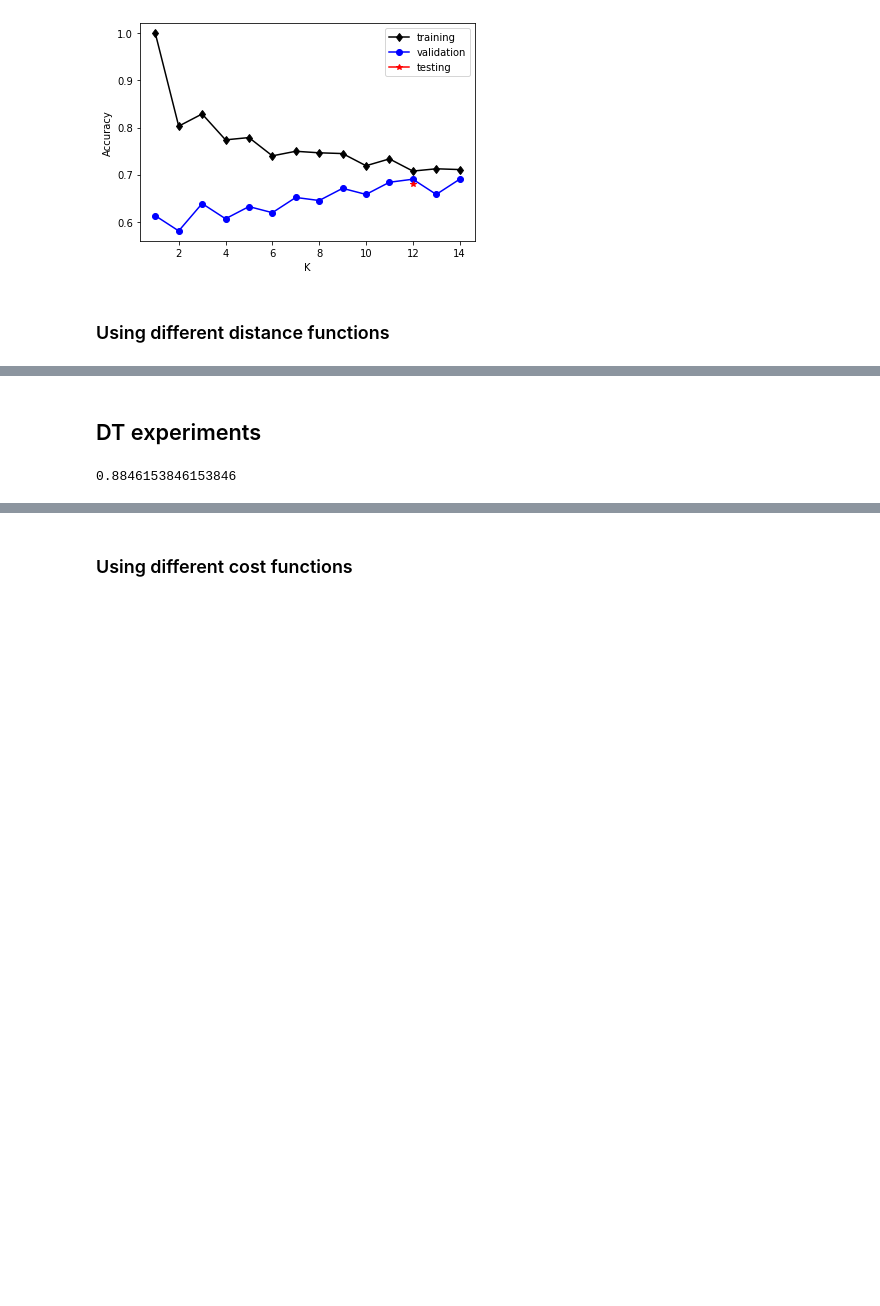
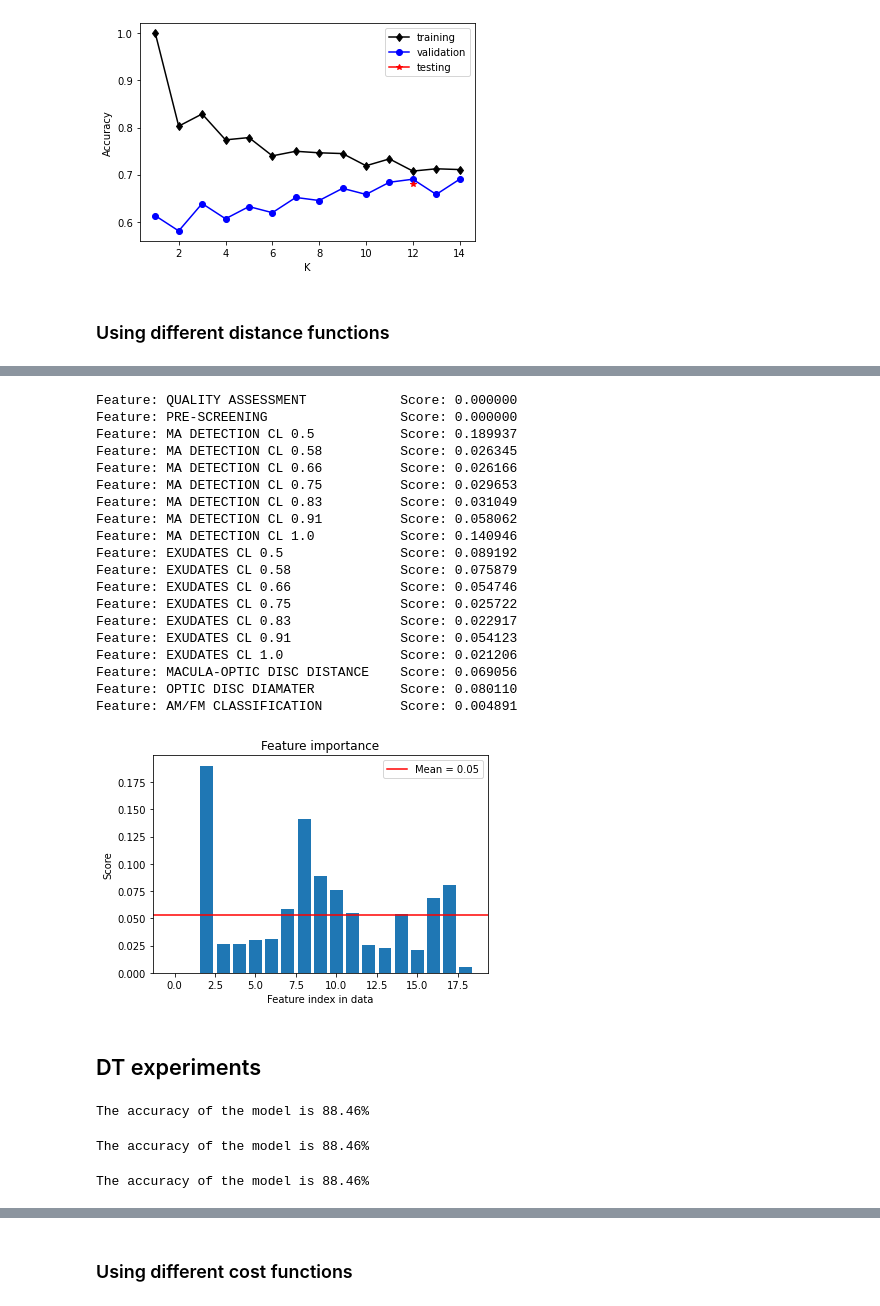
Before and after one commit to faithrts/ML-Intro, a Jupyter notebook: A1_Draft.ipynb, the cells around one changed output, grey strips where cells are left out. Saved outputs shown, nothing was run; the diff lists cells and outputs as text; code cells hidden in the pictures; blank space fills up the shorter version.

```diff
--- a/A1_Draft.ipynb
+++ b/A1_Draft.ipynb
@@ -1247,8 +1350,51 @@ Testing manhattan distance function:
+# %%
+# messidor
+
+knn_mess_feat_importance_arr = knn_feat_importance(x_train_mess, y_train_mess, mess_df)
+plot_feature_importance(knn_mess_feat_importance_arr)
+# %% [output]
+Feature: QUALITY ASSESSMENT            Score: 0.000000
+Feature: PRE-SCREENING                 Score: 0.000000
+Feature: MA DETECTION CL 0.5           Score: 0.189937
+Feature: MA DETECTION CL 0.58          Score: 0.026345
+Feature: MA DETECTION CL 0.66          Score: 0.026166
+Feature: MA DETECTION CL 0.75          Score: 0.029653
+Feature: MA DETECTION CL 0.83          Score: 0.031049
+Feature: MA DETECTION CL 0.91          Score: 0.058062
+Feature: MA DETECTION CL 1.0           Score: 0.140946
+Feature: EXUDATES CL 0.5               Score: 0.089192
+Feature: EXUDATES CL 0.58              Score: 0.075879
+Feature: EXUDATES CL 0.66              Score: 0.054746
+Feature: EXUDATES CL 0.75              Score: 0.025722
+Feature: EXUDATES CL 0.83              Score: 0.022917
+Feature: EXUDATES CL 0.91              Score: 0.054123
+Feature: EXUDATES CL 1.0               Score: 0.021206
+Feature: MACULA-OPTIC DISC DISTANCE    Score: 0.069056
+Feature: OPTIC DISC DIAMATER           Score: 0.080110
+Feature: AM/FM CLASSIFICATION          Score: 0.004891
+[figure, added]
 # %% [markdown]
 ## DT experiments
 # %%
-accuracy = run_DT(x_train_hep, x_test_hep, y_train_hep, y_test_hep)
+### running DT on all hep_df data
+acc = run_DT(x_train_hep, x_test_hep, y_train_hep, y_test_hep, hep_df)
+# %% [output]
+The accuracy of the model is 88.46%
-# %%
-print(accuracy)
-# %% [output]
-0.8846153846153846
+# %%
+''' Faith needs to fix this
+
+### running KNN on all normalized hep_df data
+acc = run_DT(x_train_hep_n, x_test_hep_n, y_train_hep_n, y_test_hep_n)
+
+'''
+# %% [output]
+The accuracy of the model is 88.46%
+# %%
+''' Faith needs to fix this
+
+### running KNN on all standardized hep_df data
+acc = run_DT(x_train_hep_s, x_test_hep_s, y_train_hep_s, y_test_hep_s)
+
+'''
+# %% [output]
+The accuracy of the model is 88.46%
```
Also changed, not shown: parts of 46 cells of this notebook.
